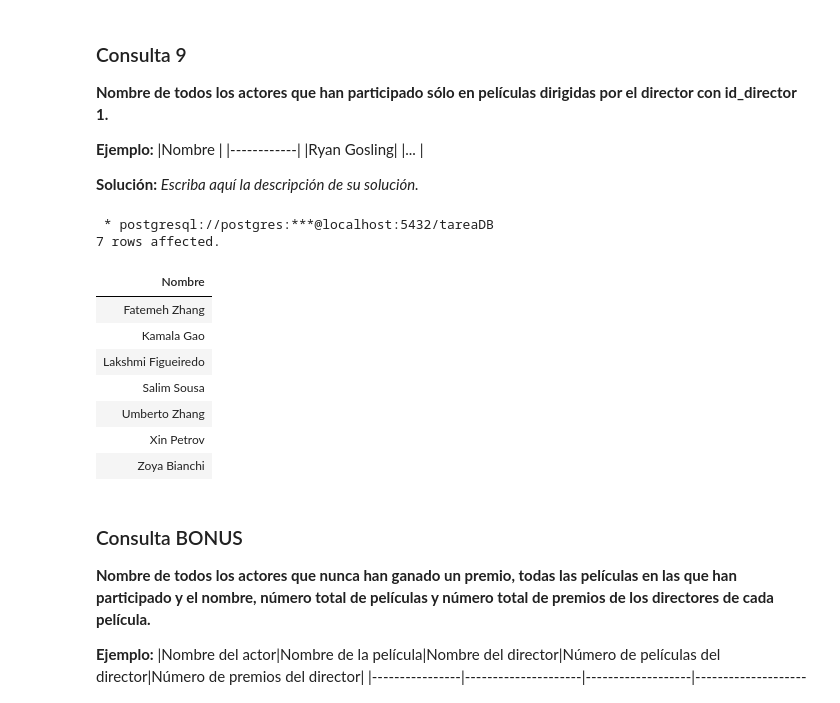
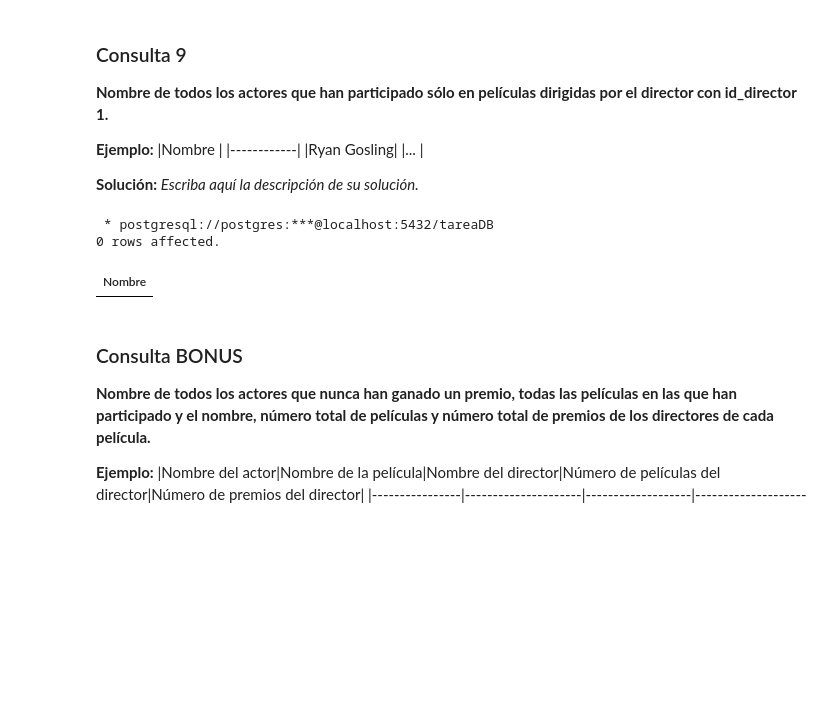
Before and after one commit to daniaao26/Tarea-1-db, a Jupyter notebook: Tarea_1.ipynb, the cells around one changed output. Cells and saved outputs as stored; diff of their text form; code cells hidden in the pictures; blank space fills up the shorter version.

```diff
--- a/Tarea_1.ipynb
+++ b/Tarea_1.ipynb
@@ -609,28 +605,21 @@ ORDER BY
 # %%
 %%sql
 SELECT actor.nombre as "Nombre"
 FROM actor
 INNER JOIN
     actor_participa_en_pelicula ON actor.id_actor = actor_participa_en_pelicula.id_actor
 INNER JOIN
     pelicula ON actor_participa_en_pelicula.id_pelicula = pelicula.id_pelicula
 INNER JOIN
     director ON pelicula.id_director = director.id_director
 WHERE
     director.id_director = 1
 GROUP BY
-    actor.nombre, pelicula.nombre;
+    actor.nombre
 # %% [output]
  * postgresql://postgres:***@localhost:5432/tareaDB
-7 rows affected.
+0 rows affected.
 | Nombre |
-| Fatemeh Zhang |
-| Kamala Gao |
-| Lakshmi Figueiredo |
-| Salim Sousa |
-| Umberto Zhang |
-| Xin Petrov |
-| Zoya Bianchi |
 # %% [markdown]
 ### Consulta BONUS
 
```
Also changed, not shown: parts of 14 cells of this notebook.
